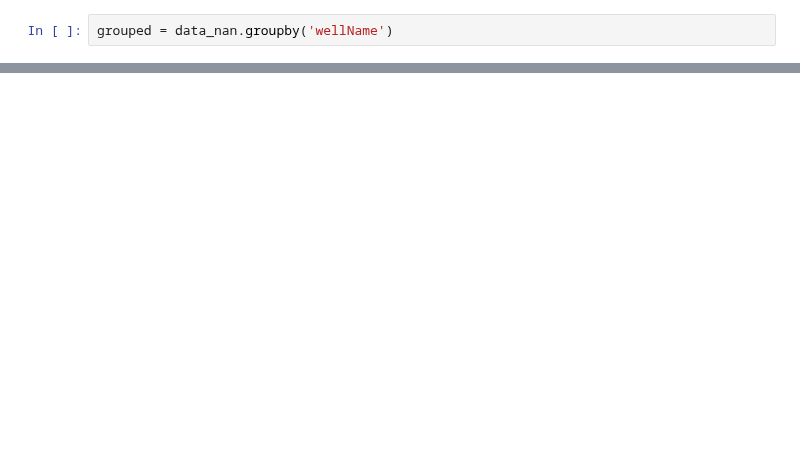
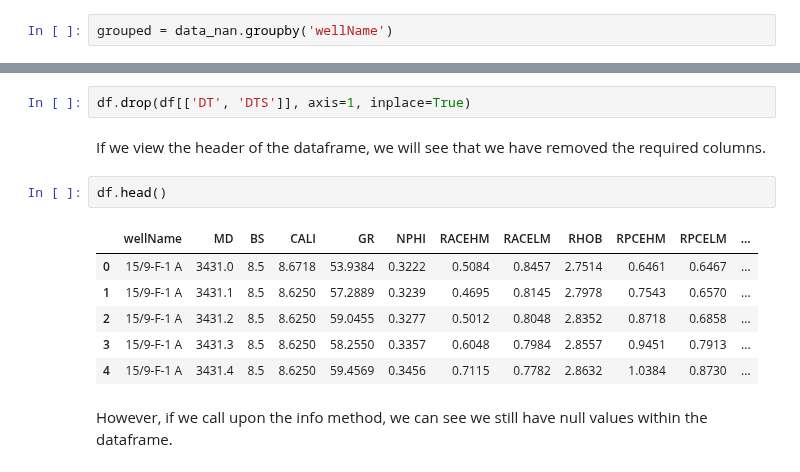
Before and after one commit to SPWLA-ORG/spwla2021_ml_workshop, a Jupyter notebook: 1.2 - Missing Data.ipynb, the cells around one changed output, grey strips where cells are left out. Saved outputs shown, nothing was run; the diff lists cells and outputs as text; blank space fills up the shorter version.

```diff
--- a/1.2 - Missing Data.ipynb
+++ b/1.2 - Missing Data.ipynb
@@ -110,0 +191,15 @@ plt.show()
+# %%
+df.drop(df[['DT', 'DTS']], axis=1, inplace=True)
+# %% [markdown]
+If we view the header of the dataframe, we will see that we have removed the required columns.
+# %%
+df.head()
+# %% [output]
+|  | wellName | MD | BS | CALI | GR | NPHI | RACEHM | RACELM | RHOB | RPCEHM | RPCELM | ... |
+| 0 | 15/9-F-1 A | 3431.0 | 8.5 | 8.6718 | 53.9384 | 0.3222 | 0.5084 | 0.8457 | 2.7514 | 0.6461 | 0.6467 | ... |
+| 1 | 15/9-F-1 A | 3431.1 | 8.5 | 8.6250 | 57.2889 | 0.3239 | 0.4695 | 0.8145 | 2.7978 | 0.7543 | 0.6570 | ... |
+| 2 | 15/9-F-1 A | 3431.2 | 8.5 | 8.6250 | 59.0455 | 0.3277 | 0.5012 | 0.8048 | 2.8352 | 0.8718 | 0.6858 | ... |
+| 3 | 15/9-F-1 A | 3431.3 | 8.5 | 8.6250 | 58.2550 | 0.3357 | 0.6048 | 0.7984 | 2.8557 | 0.9451 | 0.7913 | ... |
+| 4 | 15/9-F-1 A | 3431.4 | 8.5 | 8.6250 | 59.4569 | 0.3456 | 0.7115 | 0.7782 | 2.8632 | 1.0384 | 0.8730 | ... |
+# %% [markdown]
+However, if we call upon the info method, we can see we still have null values within the dataframe.
```
Also changed, not shown: parts of 23 cells of this notebook, 1 other file.
